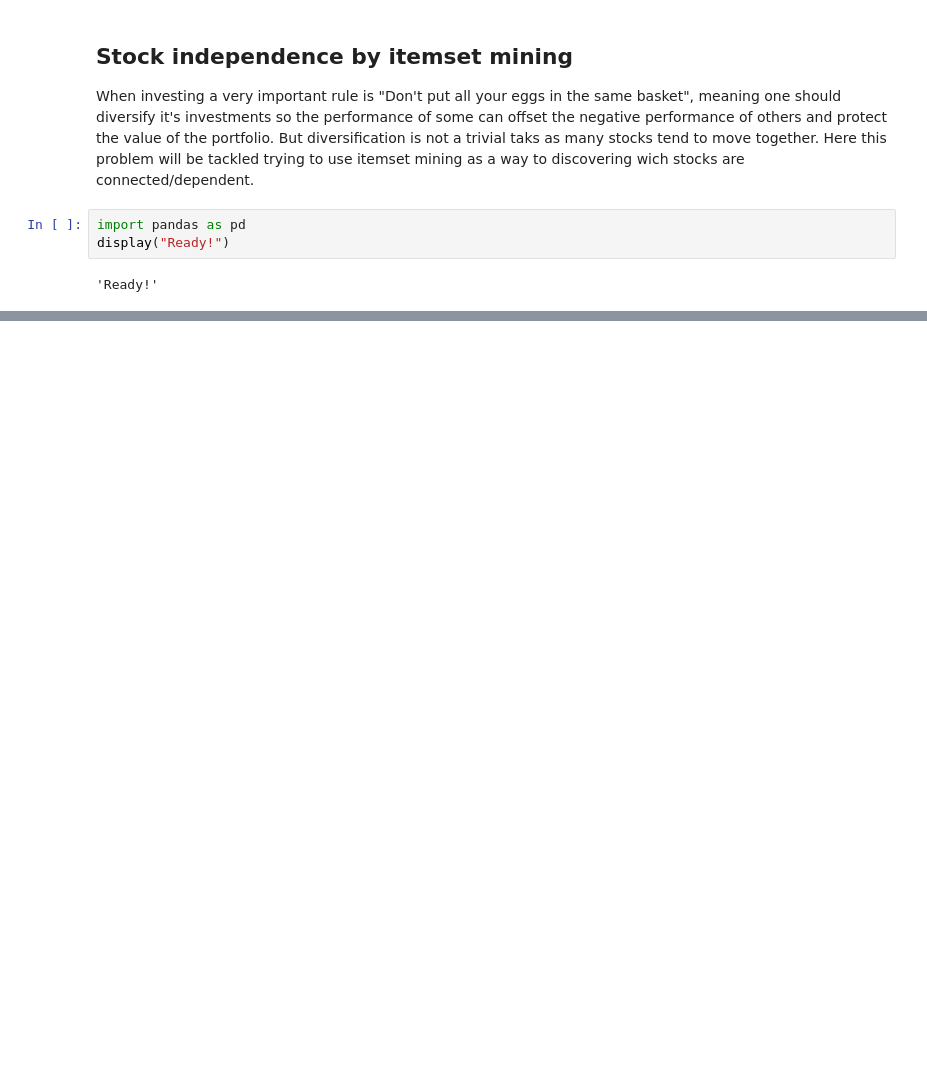
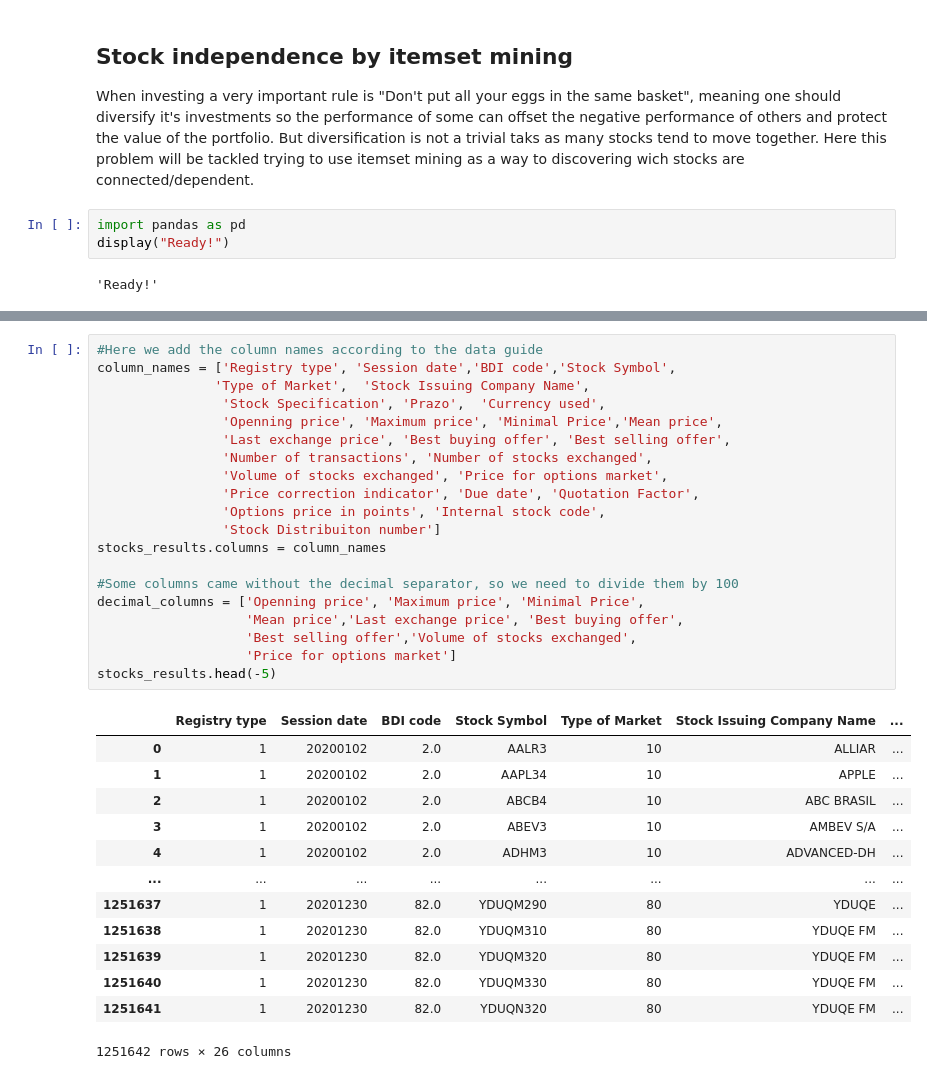
Before and after one commit to rodrigossilveira/DS_projects, a Jupyter notebook: Stocks_independence_by_itemset_mining.ipynb, the cells around one changed output, grey strips where cells are left out. Saved outputs shown, nothing was run; the diff lists cells and outputs as text; blank space fills up the shorter version.

```diff
--- a/Stocks_independence_by_itemset_mining.ipynb
+++ b/Stocks_independence_by_itemset_mining.ipynb
@@ -17,0 +33,34 @@ stocks_results = pd.read_fwf('/content/drive/MyDrive/Colab_Data/COTAHIST_A2020.T
+# %%
+#Here we add the column names according to the data guide
+column_names = ['Registry type', 'Session date','BDI code','Stock Symbol',
+               'Type of Market',  'Stock Issuing Company Name',
+                'Stock Specification', 'Prazo',  'Currency used',
+                'Openning price', 'Maximum price', 'Minimal Price','Mean price',
+                'Last exchange price', 'Best buying offer', 'Best selling offer',
+                'Number of transactions', 'Number of stocks exchanged',
+                'Volume of stocks exchanged', 'Price for options market',
+                'Price correction indicator', 'Due date', 'Quotation Factor',
+                'Options price in points', 'Internal stock code',
+                'Stock Distribuiton number']
+stocks_results.columns = column_names
+
+#Some columns came without the decimal separator, so we need to divide them by 100
+decimal_columns = ['Openning price', 'Maximum price', 'Minimal Price',
+                   'Mean price','Last exchange price', 'Best buying offer',
+                   'Best selling offer','Volume of stocks exchanged',
+                   'Price for options market']
+stocks_results.head(-5)
+# %% [output]
+|  | Registry type | Session date | BDI code | Stock Symbol | Type of Market | Stock Issuing Company Name | ... |
+| 0 | 1 | 20200102 | 2.0 | AALR3 | 10 | ALLIAR | ... |
+| 1 | 1 | 20200102 | 2.0 | AAPL34 | 10 | APPLE | ... |
+| 2 | 1 | 20200102 | 2.0 | ABCB4 | 10 | ABC BRASIL | ... |
+| 3 | 1 | 20200102 | 2.0 | ABEV3 | 10 | AMBEV S/A | ... |
+| 4 | 1 | 20200102 | 2.0 | ADHM3 | 10 | ADVANCED-DH | ... |
+| ... | ... | ... | ... | ... | ... | ... | ... |
+| 1251637 | 1 | 20201230 | 82.0 | YDUQM290 | 80 | YDUQE | ... |
+| 1251638 | 1 | 20201230 | 82.0 | YDUQM310 | 80 | YDUQE FM | ... |
+| 1251639 | 1 | 20201230 | 82.0 | YDUQM320 | 80 | YDUQE FM | ... |
+| 1251640 | 1 | 20201230 | 82.0 | YDUQM330 | 80 | YDUQE FM | ... |
+| 1251641 | 1 | 20201230 | 82.0 | YDUQN320 | 80 | YDUQE FM | ... |
+1251642 rows × 26 columns
```
Also changed, not shown: parts of 3 cells of this notebook.
